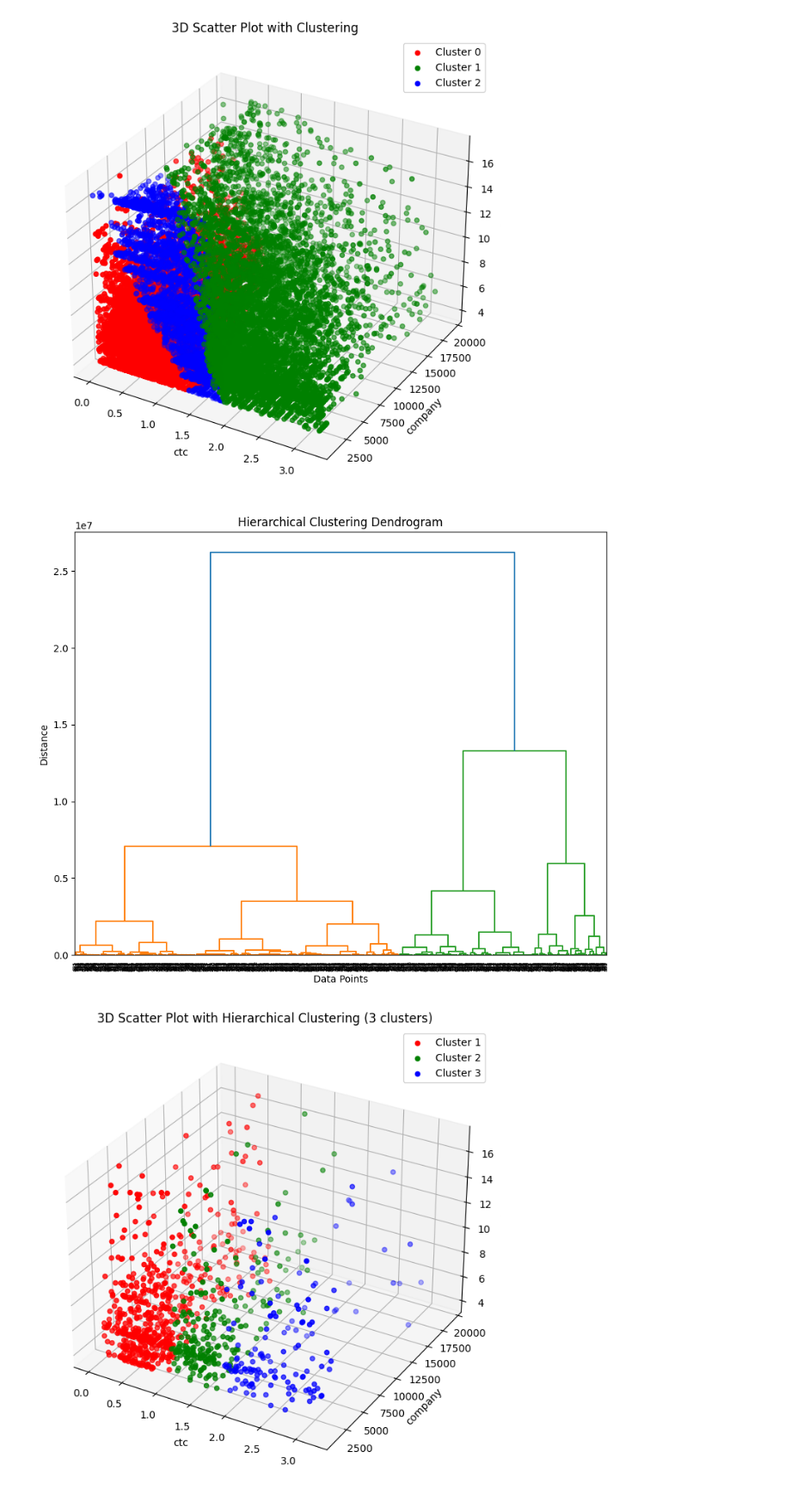
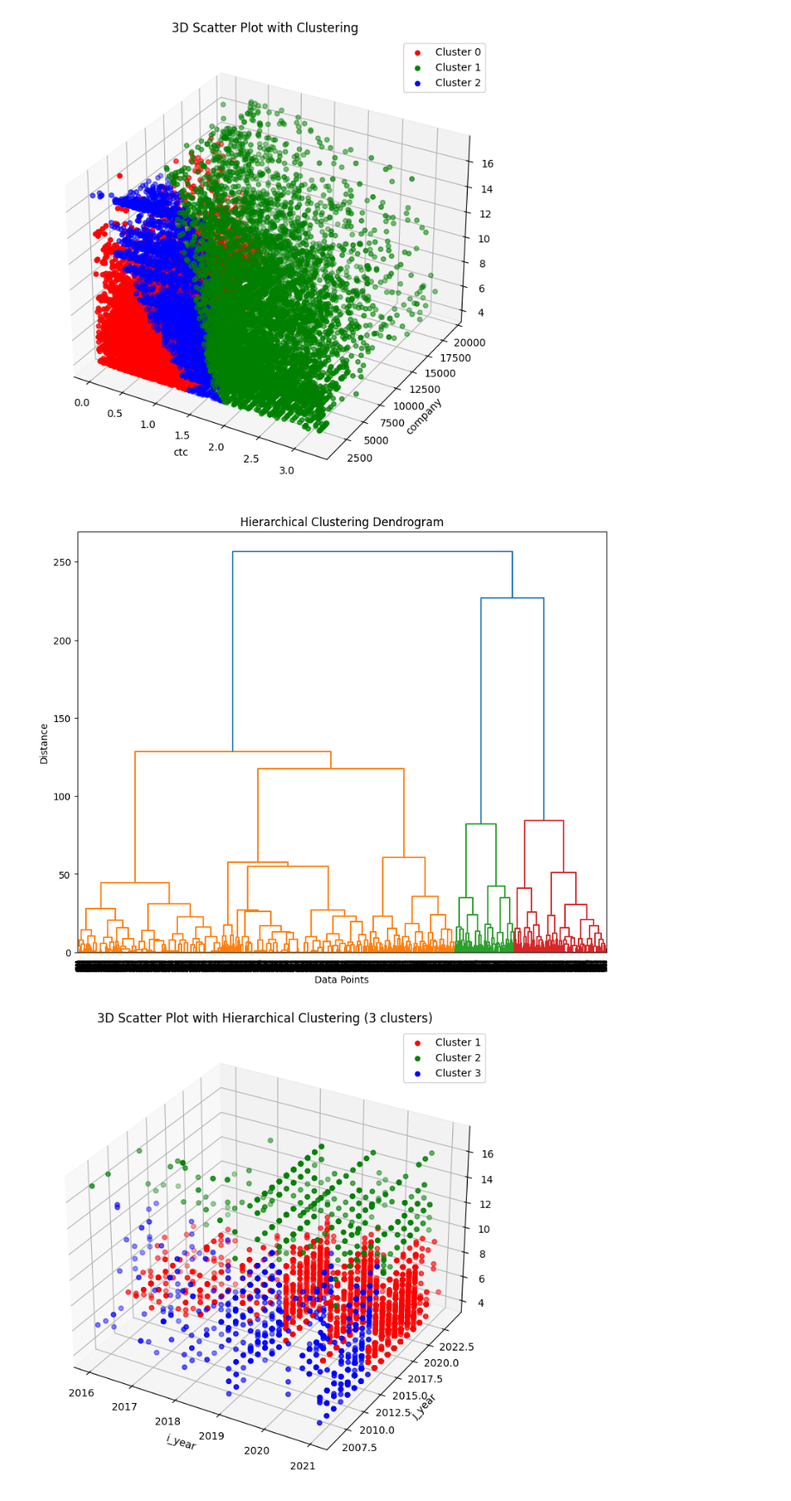
Before and after one commit to ashishkumarsaklani/AIML, a Jupyter notebook: Clustering.ipynb, the cells around one changed output. Shown at 86% size. Saved outputs shown, nothing was run; the diff lists cells and outputs as text; code cells hidden in the pictures.

```diff
--- a/Clustering.ipynb
+++ b/Clustering.ipynb
@@ -553,51 +544,45 @@ plt.show()
 [figure]
 # %%
 
-import pandas as pd
-import numpy as np
-import matplotlib.pyplot as plt
-from scipy.cluster.hierarchy import dendrogram, linkage, fcluster
-from mpl_toolkits.mplot3d import Axes3D
 
-
-df_k = df.sample(n=1000, random_state=42)
+df_5k = df.sample(n=5000, random_state=42)
 
 # Define features for clustering
-features = ['ctc', 'company', 'position']
+features = ['i_year', 'j_year', 'position']
 
 # Perform hierarchical clustering
-X = df_k[features]
+X = df_5k[features]
 Z = linkage(X, method='ward')  # You can choose different linkage methods
 
 # Plot dendrogram
 plt.figure(figsize=(10, 8))
 dendrogram(Z)
 plt.title('Hierarchical Clustering Dendrogram')
 plt.xlabel('Data Points')
 plt.ylabel('Distance')
 plt.show()
 
 # Cut the dendrogram to obtain 3 clusters
 k = 3  # Number of clusters
 clusters = fcluster(Z, k, criterion='maxclust')
 
 # Plot 3D scatter plot with clusters as hue
 fig = plt.figure(figsize=(10, 8))
 ax = fig.add_subplot(111, projection='3d')
 
 # Define colors for each cluster
 colors = ['r', 'g', 'b']
 
 for cluster, color in zip(range(1, k+1), colors):
-    cluster_df = df_k[clusters == cluster]
+    cluster_df = df_5k[clusters == cluster]
     ax.scatter(cluster_df[features[0]], cluster_df[features[1]], cluster_df[features[2]], c=color, label=f'Cluster {cluster}')
 
 ax.set_xlabel(features[0])
 ax.set_ylabel(features[1])
 ax.set_zlabel(features[2])
 ax.set_title('3D Scatter Plot with Hierarchical Clustering (3 clusters)')
 ax.legend()
 plt.show()
 # %% [output]
-[figure, old version]
+[figure, new version]
-[figure, old version]
+[figure, new version]
```
Also changed, not shown: parts of 6 cells of this notebook.
